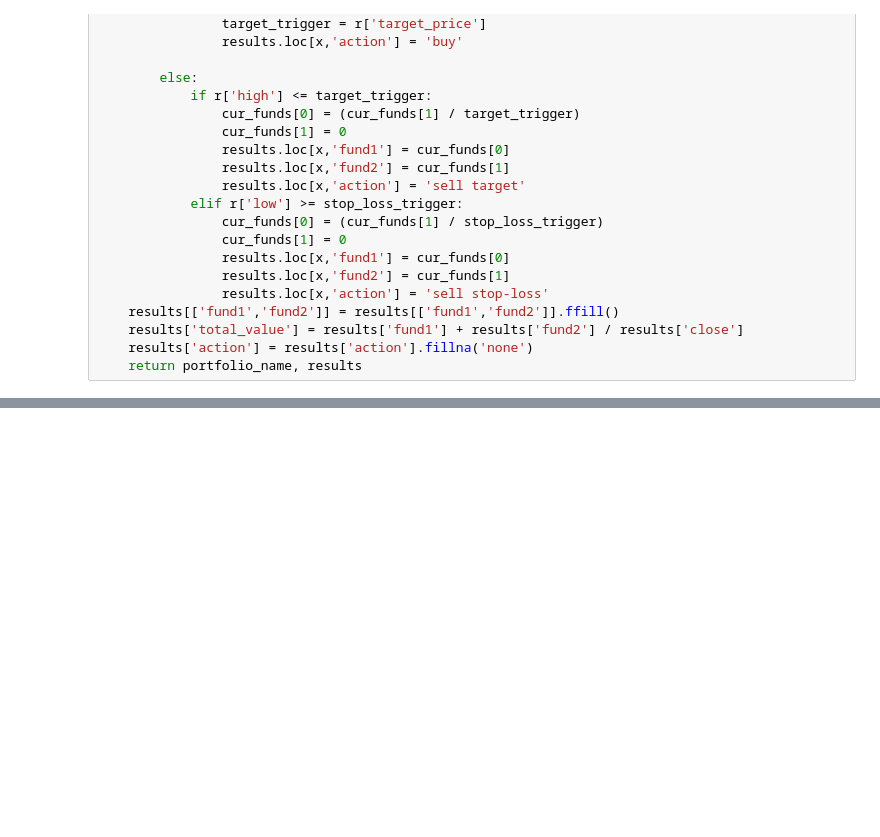
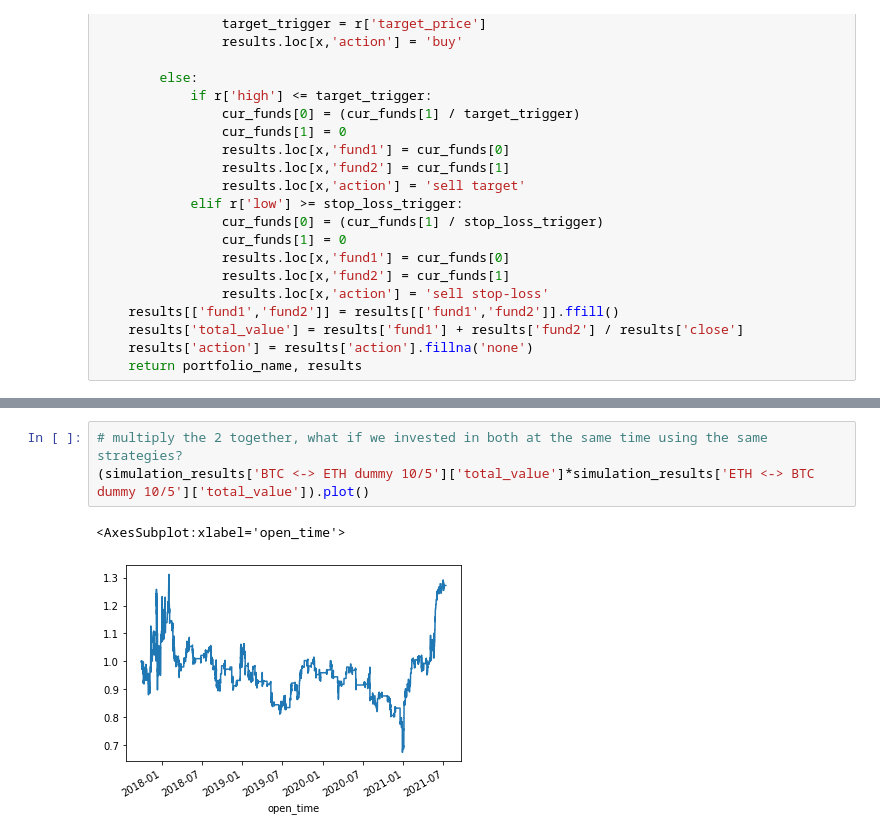
Before and after one commit to mads-swaps/swap-for-profit, a Jupyter notebook: aws/sam/mads-swap-app/swap_simulation/simulate_notebook.ipynb, the cells around one changed output, grey strips where cells are left out. Drawn from its saved outputs; the diff is of its cells as text; blank space fills up the shorter version.

Commit message:
Better demonstration of the simulation results

```diff
--- a/aws/sam/mads-swap-app/swap_simulation/simulate_notebook.ipynb
+++ b/aws/sam/mads-swap-app/swap_simulation/simulate_notebook.ipynb
@@ -239,0 +250,6 @@ for k,v in simulation_results.items():
+# %%
+# multiply the 2 together, what if we invested in both at the same time using the same strategies?
+(simulation_results['BTC <-> ETH dummy 10/5']['total_value']*simulation_results['ETH <-> BTC dummy 10/5']['total_value']).plot()
+# %% [output]
+<AxesSubplot:xlabel='open_time'>
+[figure, added]
```
Also changed, not shown: parts of 5 cells of this notebook.
